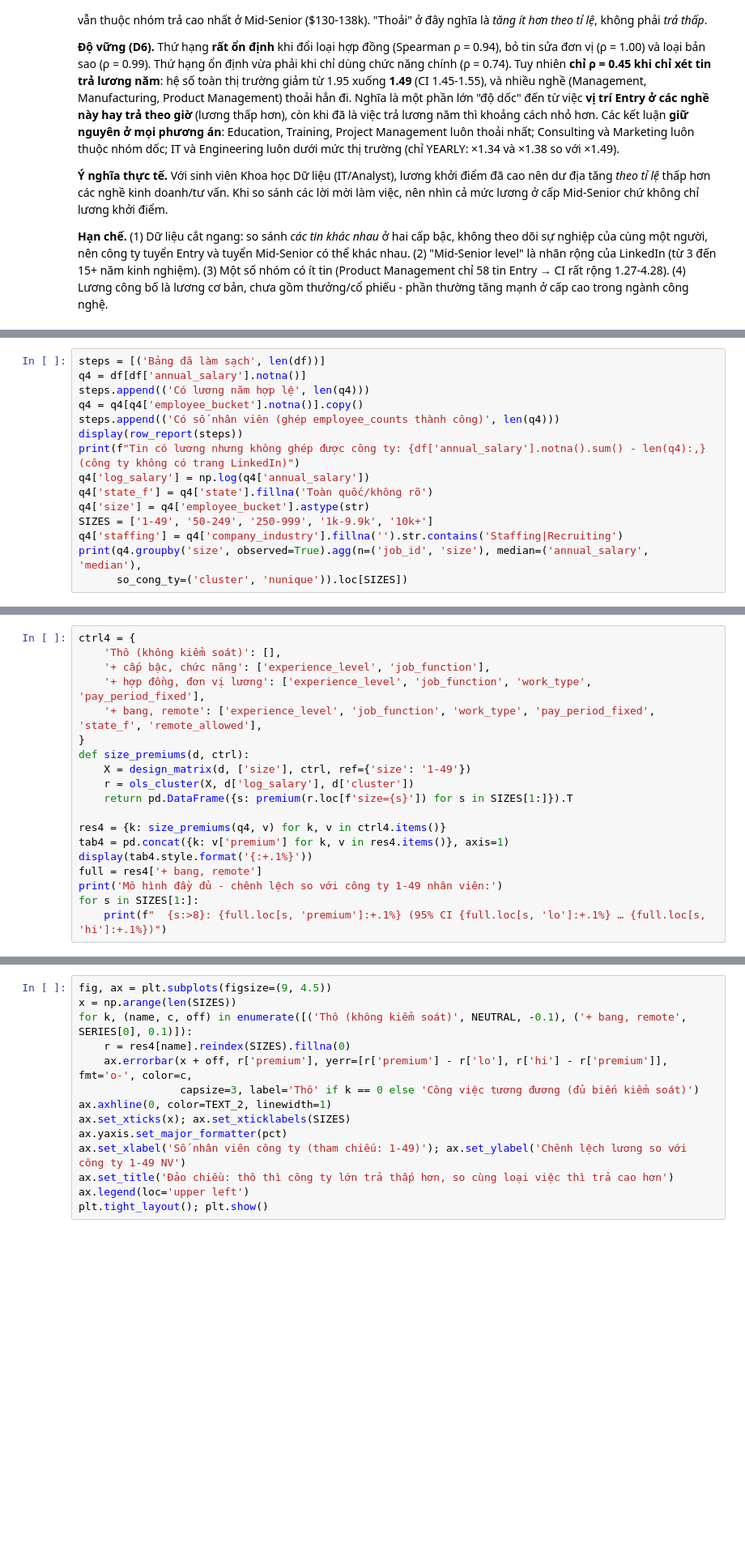
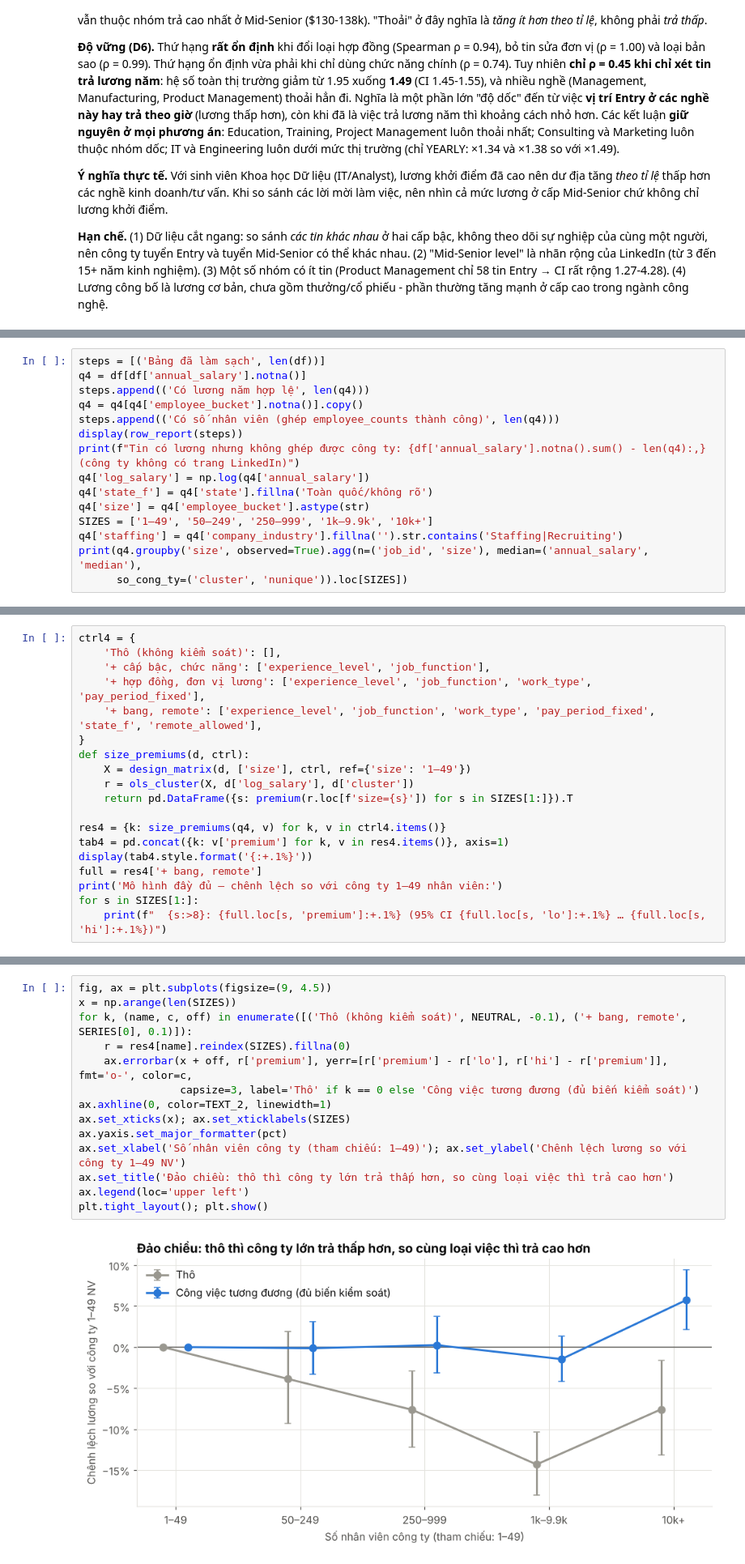
Before and after one commit to hihon0-0/PFDS-Final-Project, a Jupyter notebook: notebooks/02_analysis.ipynb, the cells around one changed output, grey strips where cells are left out. Shown at 81% size. Cells and saved outputs as stored; diff of their text form; blank space fills up the shorter version.

Commit message:
fix(q4): restore execution outputs and en-dash character encoding for company size analysis

```diff
--- a/notebooks/02_analysis.ipynb
+++ b/notebooks/02_analysis.ipynb
@@ -839,7 +839,7 @@ print(f"Tin có lương nhưng không ghép được công ty: {df['annual_salar
 q4['log_salary'] = np.log(q4['annual_salary'])
 q4['state_f'] = q4['state'].fillna('Toàn quốc/không rõ')
 q4['size'] = q4['employee_bucket'].astype(str)
-SIZES = ['1-49', '50-249', '250-999', '1k-9.9k', '10k+']
+SIZES = ['1–49', '50–249', '250–999', '1k–9.9k', '10k+']
 q4['staffing'] = q4['company_industry'].fillna('').str.contains('Staffing|Recruiting')
 print(q4.groupby('size', observed=True).agg(n=('job_id', 'size'), median=('annual_salary', 'median'),
       so_cong_ty=('cluster', 'nunique')).loc[SIZES])
@@ -890,7 +905,7 @@ ctrl4 = {
     '+ bang, remote': ['experience_level', 'job_function', 'work_type', 'pay_period_fixed', 'state_f', 'remote_allowed'],
 }
 def size_premiums(d, ctrl):
-    X = design_matrix(d, ['size'], ctrl, ref={'size': '1-49'})
+    X = design_matrix(d, ['size'], ctrl, ref={'size': '1–49'})
     r = ols_cluster(X, d['log_salary'], d['cluster'])
     return pd.DataFrame({s: premium(r.loc[f'size={s}']) for s in SIZES[1:]}).T
 
@@ -898,6 +913,6 @@ res4 = {k: size_premiums(q4, v) for k, v in ctrl4.items()}
 tab4 = pd.concat({k: v['premium'] for k, v in res4.items()}, axis=1)
 display(tab4.style.format('{:+.1%}'))
 full = res4['+ bang, remote']
-print('Mô hình đầy đủ - chênh lệch so với công ty 1-49 nhân viên:')
+print('Mô hình đầy đủ – chênh lệch so với công ty 1–49 nhân viên:')
 for s in SIZES[1:]:
     print(f"  {s:>8}: {full.loc[s, 'premium']:+.1%} (95% CI {full.loc[s, 'lo']:+.1%} … {full.loc[s, 'hi']:+.1%})")
@@ -904,15 +930,17 @@ for s in SIZES[1:]:
 # %%
 fig, ax = plt.subplots(figsize=(9, 4.5))
 x = np.arange(len(SIZES))
 for k, (name, c, off) in enumerate([('Thô (không kiểm soát)', NEUTRAL, -0.1), ('+ bang, remote', SERIES[0], 0.1)]):
     r = res4[name].reindex(SIZES).fillna(0)
     ax.errorbar(x + off, r['premium'], yerr=[r['premium'] - r['lo'], r['hi'] - r['premium']], fmt='o-', color=c,
                 capsize=3, label='Thô' if k == 0 else 'Công việc tương đương (đủ biến kiểm soát)')
 ax.axhline(0, color=TEXT_2, linewidth=1)
 ax.set_xticks(x); ax.set_xticklabels(SIZES)
 ax.yaxis.set_major_formatter(pct)
-ax.set_xlabel('Số nhân viên công ty (tham chiếu: 1-49)'); ax.set_ylabel('Chênh lệch lương so với công ty 1-49 NV')
+ax.set_xlabel('Số nhân viên công ty (tham chiếu: 1–49)'); ax.set_ylabel('Chênh lệch lương so với công ty 1–49 NV')
 ax.set_title('Đảo chiều: thô thì công ty lớn trả thấp hơn, so cùng loại việc thì trả cao hơn')
 ax.legend(loc='upper left')
 plt.tight_layout(); plt.show()
+# %% [output]
+[figure, added]
 # %% [markdown]
```
Also changed, not shown: parts of 9 cells of this notebook.
